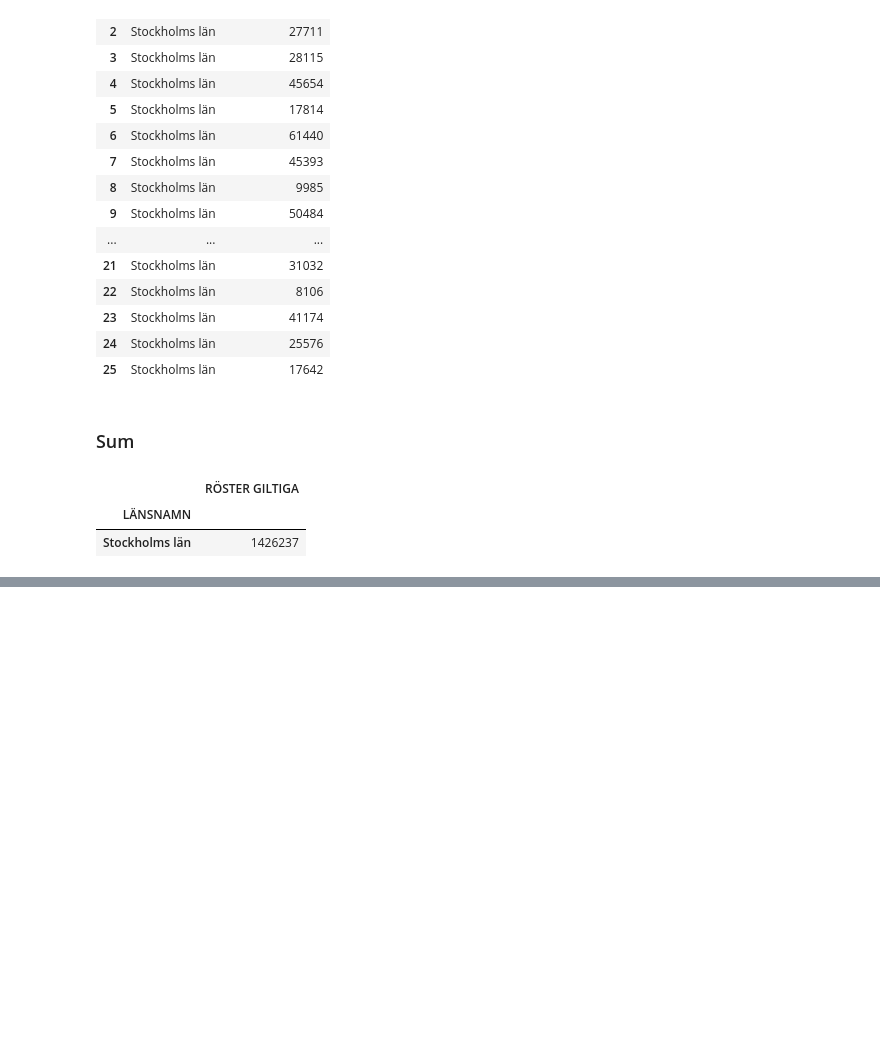
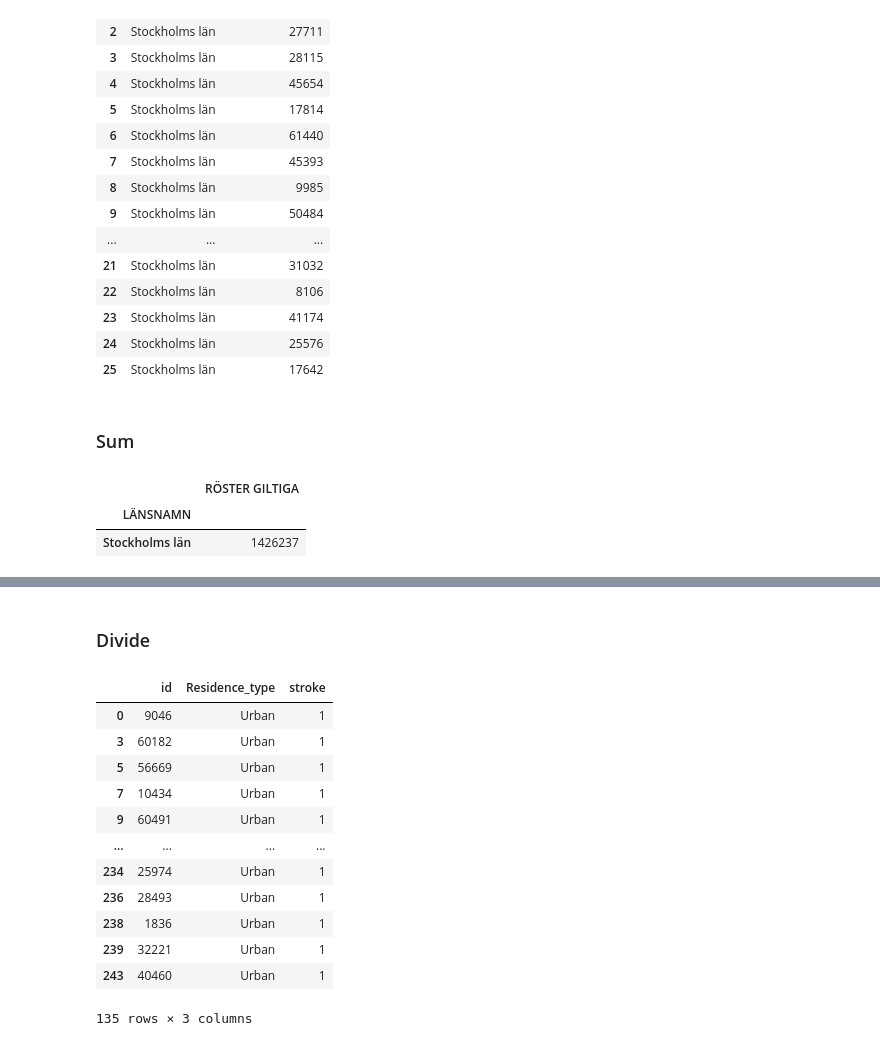
Before and after one commit to SunnyStare/SU-MT4007-Statistisk-databehandling, a Jupyter notebook: HW2/Working with tables.ipynb, the cells around one changed output, grey strips where cells are left out. Cells and saved outputs as stored; diff of their text form; code cells hidden in the pictures; blank space fills up the shorter version.

```diff
--- a/HW2/Working with tables.ipynb
+++ b/HW2/Working with tables.ipynb
@@ -203,0 +313,19 @@ stockholm_df.groupby ("LÄNSNAMN").sum()
+# %% [markdown]
+### Divide
+# %%
+Urban_Stroke_df = relevant_df3.loc[(relevant_df3["Residence_type"]=="Urban") & (relevant_df3["stroke"]==1)]
+Urban_Stroke_df
+# %% [output]
+|  | id | Residence_type | stroke |
+| 0 | 9046 | Urban | 1 |
+| 3 | 60182 | Urban | 1 |
+| 5 | 56669 | Urban | 1 |
+| 7 | 10434 | Urban | 1 |
+| 9 | 60491 | Urban | 1 |
+| ... | ... | ... | ... |
+| 234 | 25974 | Urban | 1 |
+| 236 | 28493 | Urban | 1 |
+| 238 | 1836 | Urban | 1 |
+| 239 | 32221 | Urban | 1 |
+| 243 | 40460 | Urban | 1 |
+135 rows × 3 columns
```
Also changed, not shown: parts of 41 cells of this notebook.
